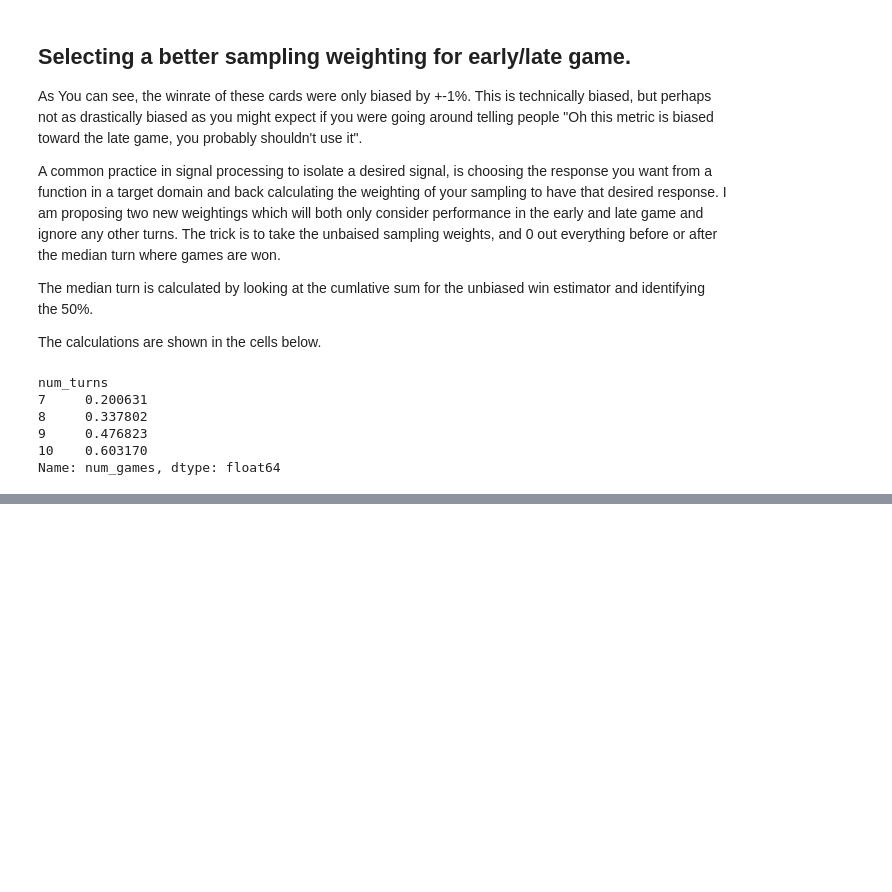
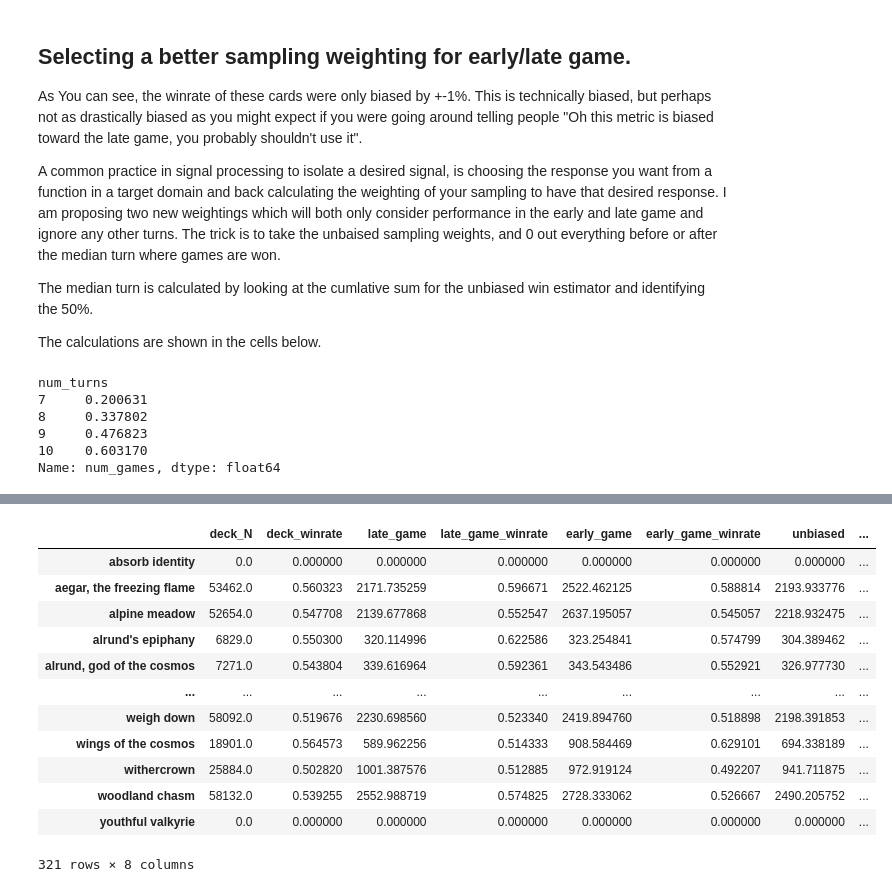
Before and after one commit to billybrickner/MTGData, a Jupyter notebook: Late and Early Game bias in MTG Data Calculations.ipynb, the cells around one changed output, grey strips where cells are left out. Cells and saved outputs as stored; diff of their text form; code cells hidden in the pictures; blank space fills up the shorter version.

```diff
--- a/Late and Early Game bias in MTG Data Calculations.ipynb
+++ b/Late and Early Game bias in MTG Data Calculations.ipynb
@@ -321,4 +304,15 @@ plt.plot(bias)
 # %%
+# Late Game Biased Estimator
+late_game_bias = unbiased_winrate*(median_turn>0.48)
+late_game_bias = late_game_bias/sum(late_game_bias)
+graphs = [plt.plot(late_game_bias, label="Biased Sampling Rate"),\
+         plt.plot(unbiased_winrate,label="Unbiased Sampling Rate")]
+plt.show()
+
+# Plot of B
+bias = late_game_bias - unbiased_winrate
+plt.plot(bias)
+
 # Since the bias of a winrate metric for a particular card is \vec{B} * \vec{W} we will calculate the
 # bias of the proposed winrate for the same cards we graphed above
 for card in card_list:
@@ -362,0 +463,18 @@ Battlefield Raptor 0.08912267026510087
+# %%
+summary.to_csv("KHM_weighted_compare.csv")
+summary.index = [index.lower() for index in summary.index]
+summary
+# %% [output]
+|  | deck_N | deck_winrate | late_game | late_game_winrate | early_game | early_game_winrate | unbiased | ... |
+| absorb identity | 0.0 | 0.000000 | 0.000000 | 0.000000 | 0.000000 | 0.000000 | 0.000000 | ... |
+| aegar, the freezing flame | 53462.0 | 0.560323 | 2171.735259 | 0.596671 | 2522.462125 | 0.588814 | 2193.933776 | ... |
+| alpine meadow | 52654.0 | 0.547708 | 2139.677868 | 0.552547 | 2637.195057 | 0.545057 | 2218.932475 | ... |
+| alrund's epiphany | 6829.0 | 0.550300 | 320.114996 | 0.622586 | 323.254841 | 0.574799 | 304.389462 | ... |
+| alrund, god of the cosmos | 7271.0 | 0.543804 | 339.616964 | 0.592361 | 343.543486 | 0.552921 | 326.977730 | ... |
+| ... | ... | ... | ... | ... | ... | ... | ... | ... |
+| weigh down | 58092.0 | 0.519676 | 2230.698560 | 0.523340 | 2419.894760 | 0.518898 | 2198.391853 | ... |
+| wings of the cosmos | 18901.0 | 0.564573 | 589.962256 | 0.514333 | 908.584469 | 0.629101 | 694.338189 | ... |
+| withercrown | 25884.0 | 0.502820 | 1001.387576 | 0.512885 | 972.919124 | 0.492207 | 941.711875 | ... |
+| woodland chasm | 58132.0 | 0.539255 | 2552.988719 | 0.574825 | 2728.333062 | 0.526667 | 2490.205752 | ... |
+| youthful valkyrie | 0.0 | 0.000000 | 0.000000 | 0.000000 | 0.000000 | 0.000000 | 0.000000 | ... |
+321 rows × 8 columns
```
Also changed, not shown: parts of 16 cells of this notebook.
